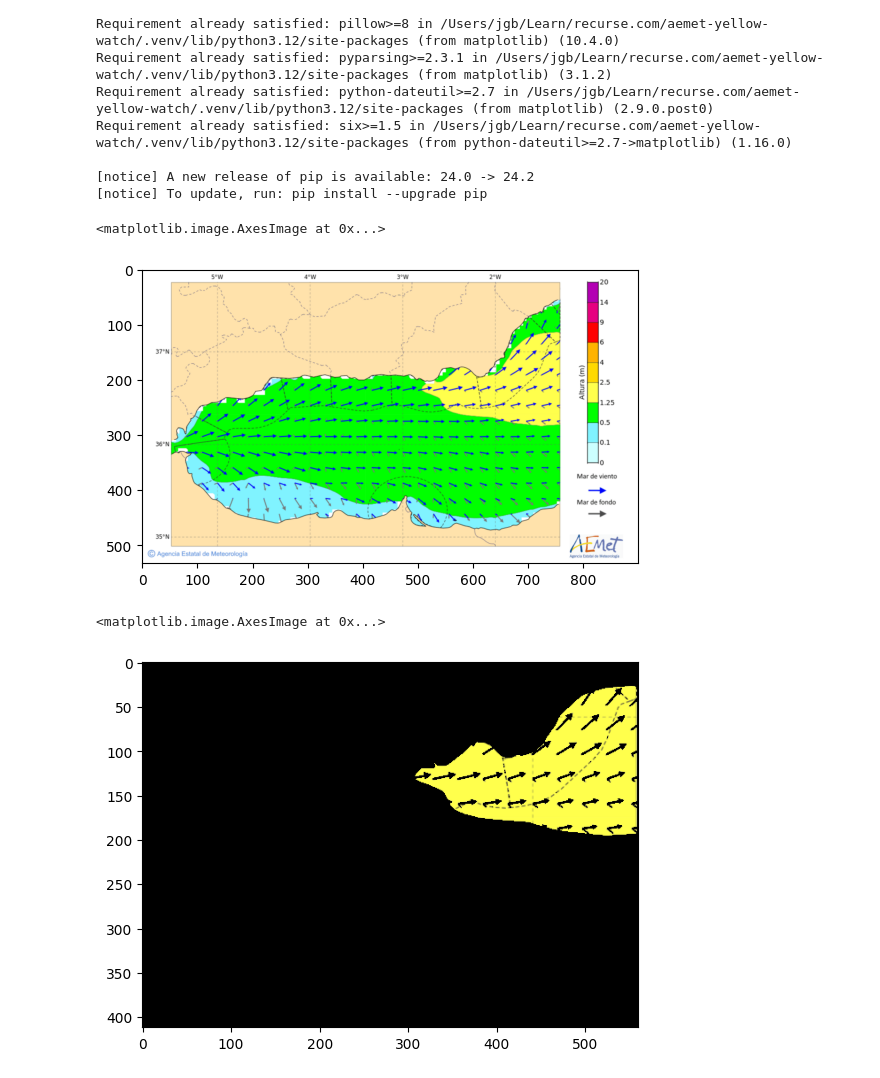
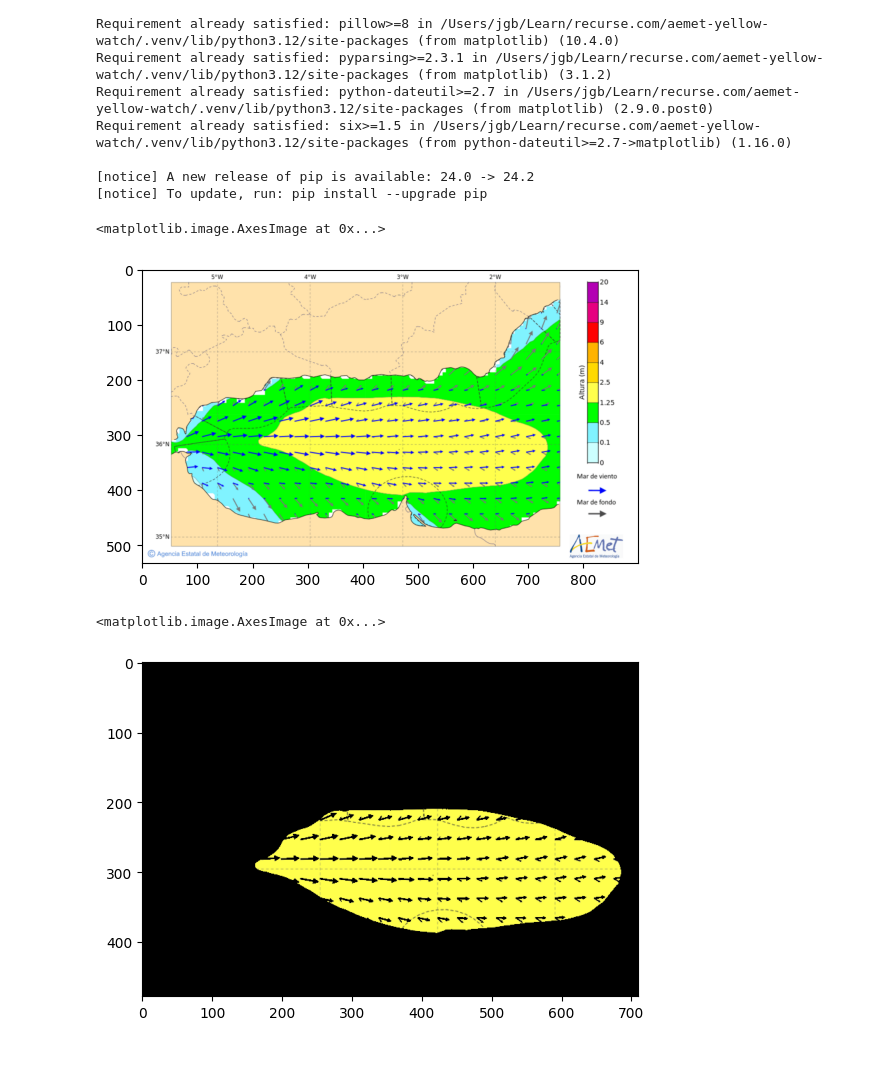
Before and after one commit to jesusgollonet/aemet-yellow-watch, a Jupyter notebook: scratch/01_hsv_detection.ipynb, the cells around one changed output. Saved outputs shown, nothing was run; the diff lists cells and outputs as text; code cells hidden in the pictures.

Commit message:
Detect and display yellow area

```diff
--- a/scratch/01_hsv_detection.ipynb
+++ b/scratch/01_hsv_detection.ipynb
@@ -21,11 +21,11 @@ import cv2 as cv
 import matplotlib.pyplot as plt
 import numpy as np
 # %%
-img = cv.imread('../images/2024090700+039_aewam_alb_martot.png')
+img = cv.imread('../images/test.png')
 plt.imshow(cv.cvtColor(img, cv.COLOR_BGR2RGB))
 # %% [output]
 <matplotlib.image.AxesImage at 0x...>
-[figure, old version]
+[figure, new version]
 # %%
 
 # just the section we need
@@ -37,7 +37,7 @@ rgb = np.uint8([[[255,255,110]]])
 yellow = cv.cvtColor(rgb, cv.COLOR_RGB2HSV)
 
 # I'll use inRange to get a mask of the pixels that are close to the yellow color
-lower =np.array( [yellow[0][0][0] - 2, 100, 100])
+lower = np.array([yellow[0][0][0] - 2, 100, 100])
 upper = np.array([yellow[0][0][0] + 2, 255, 255])
 mask = cv.inRange(hsv, lower, upper)
 
@@ -45,4 +45,4 @@ result = cv.bitwise_and(img, img, mask=mask)
 plt.imshow(cv.cvtColor(result, cv.COLOR_BGR2RGB))
 # %% [output]
 <matplotlib.image.AxesImage at 0x...>
-[figure, old version]
+[figure, new version]
```
Also changed, not shown: parts of 1 cell of this notebook, 1 other file.
